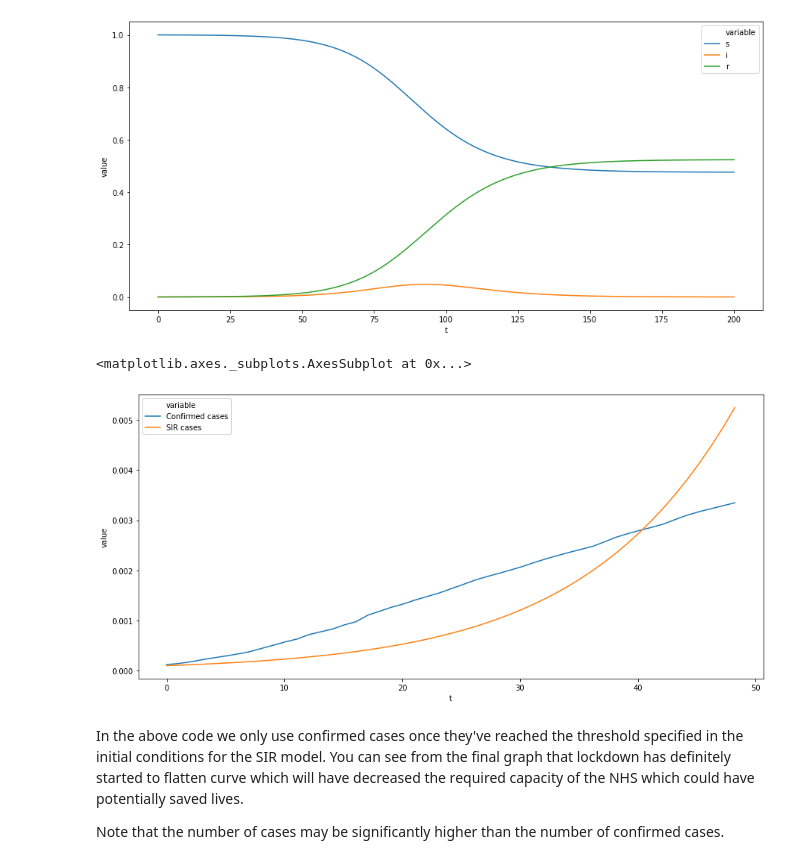
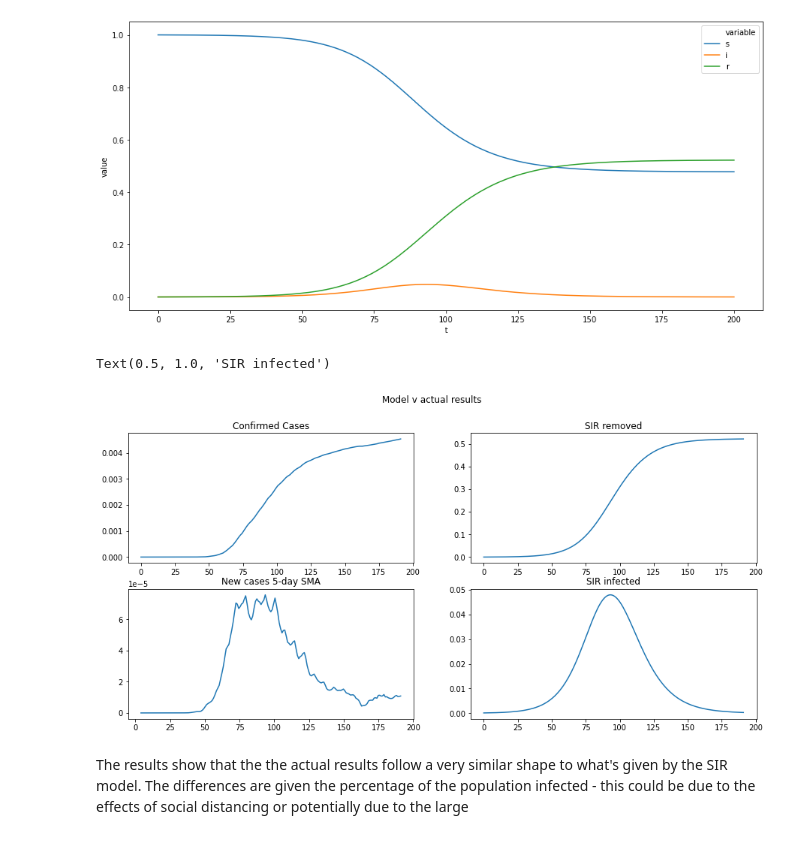
Before and after one commit to jireland88/covid_19_analysis, a Jupyter notebook: UK Covid-19 Analysis.ipynb, the cells around one changed output. Drawn from its saved outputs; the diff is of its cells as text; code cells hidden in the pictures.

Commit message:
improved model-actual results comparison

```diff
--- a/UK Covid-19 Analysis.ipynb
+++ b/UK Covid-19 Analysis.ipynb
@@ -384,26 +384,29 @@ sns.lineplot(x='t', y='value', hue='variable', data=pd.melt(df_sir, ['t']))
 # %% [output]
 <matplotlib.axes._subplots.AxesSubplot at 0x...>
 [figure]
-# %%
-uk_pop = 66650000
-
-
-df_cases = pd.DataFrame()
-
-df_cases["Confirmed cases"] = list(df_uk[df_uk["Confirmed Cases"] > (uk_pop*initial_infected)]["Confirmed Cases"]*(1/uk_pop))
-df_cases["SIR cases"] = df_sir["i"]
-df_cases["t"] = df_sir["t"]
-
-
-df_cases = df_cases.dropna()
-
-
-plt.figure(figsize=(15,7))
-sns.lineplot(x='t', y='value', hue='variable', data=pd.melt(df_cases, ['t']))
-# %% [output]
-<matplotlib.axes._subplots.AxesSubplot at 0x...>
-[figure, removed]
-# %% [markdown]
-In the above code we only use confirmed cases once they've reached the threshold specified in the initial conditions for the SIR model. You can see from the final graph that lockdown has definitely started to flatten curve which will have decreased the required capacity of the NHS which could have potentially saved lives.
-
-Note that the number of cases may be significantly higher than the number of confirmed cases.
+# %%
+df_cases = pd.DataFrame()
+
+df_cases["confirmed"] = df_uk["Confirmed Cases"] / uk_pop
+df_cases["new"] = df_uk["New Cases"].rolling(window=5).mean() / uk_pop
+df_cases["removed"] = df_sir["r"]
+df_cases["infected"] = df_sir["i"]
+df_cases["t"] = df_sir["t"]
+
+import matplotlib.pyplot as plt
+
+fig, axs = plt.subplots(2,2, figsize=(15,7))
+fig.suptitle('Model v actual results')
+axs[0,0].plot(df_cases["t"], df_cases["confirmed"])
+axs[0,0].set_title('Confirmed Cases')
+axs[0,1].plot(df_cases["t"], df_cases["removed"])
+axs[0,1].set_title('SIR removed')
+axs[1,0].plot(df_cases["t"], df_cases["new"])
+axs[1,0].set_title('New cases 5-day SMA')
+axs[1,1].plot(df_cases["t"], df_cases["infected"])
+axs[1,1].set_title('SIR infected')
+# %% [output]
+Text(0.5, 1.0, 'SIR infected')
+[figure, added]
+# %% [markdown]
+The results show that the the actual results follow a very similar shape to what's given by the SIR model. The differences are given the percentage of the population infected - this could be due to the effects of social distancing or potentially due to the large
```
Also changed, not shown: parts of 15 cells of this notebook.
